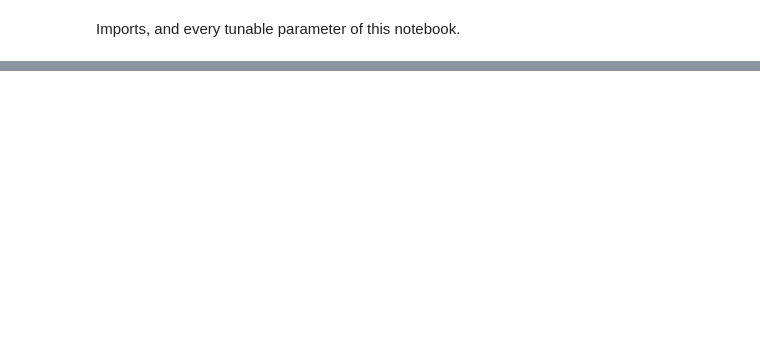
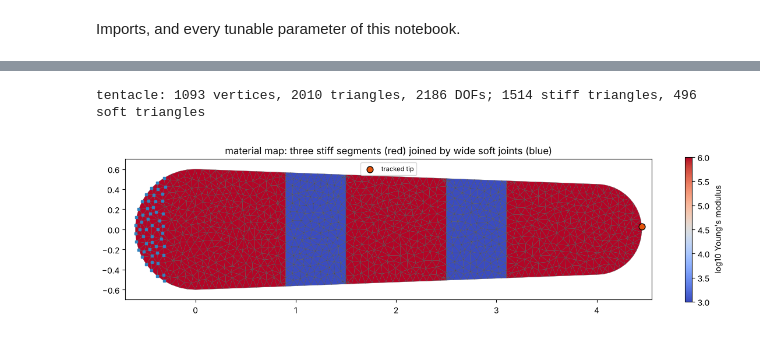
Before and after one commit to otmanon/simkit-tutorials, a Jupyter notebook: 026_sparse_meshless_models.ipynb, the cells around one changed output, grey strips where cells are left out. Drawn from its saved outputs; the diff is of its cells as text; code cells hidden in the pictures; blank space fills up the shorter version.

```diff
--- a/026_sparse_meshless_models.ipynb
+++ b/026_sparse_meshless_models.ipynb
@@ -508,0 +73,34 @@ plt.show()
+# %%
+def tentacle_material(X, T):
+    """Per-triangle Young's modulus: YM_STIFF inside SEGMENTS, YM_SOFT in the joints between them."""
+    cx = X[T].mean(axis=1)[:, 0]                          # triangle centroid x
+    in_segment = np.zeros(len(T), dtype=bool)
+    for lo, hi in SEGMENTS:
+        in_segment |= (cx >= lo) & (cx <= hi)
+    return np.where(in_segment, YM_STIFF, YM_SOFT)
+
+interfaces = [xb for lo, hi in SEGMENTS for xb in (lo, hi)]
+X, T = utils.tapered_capsule_mesh(LENGTH, R_BASE, R_TIP, interfaces, max_area=MAX_AREA)
+ym = tentacle_material(X, T)
+n, dim = X.shape
+mu_e, lam_e = simkit.ympr_to_lame(ym, PR)                 # per-element Lame parameters
+mu, lam = mu_e.reshape(-1, 1), lam_e.reshape(-1, 1)
+pin_idx = np.where(X[:, 0] <= PIN_X)[0]
+handle_idx = np.where(X[:, 0] >= LENGTH)[0]               # the tip cap
+tip = int(np.argmax(X[:, 0]))
+print(f"tentacle: {n} vertices, {len(T)} triangles, {X.size} DOFs; "
+      f"{(ym == YM_STIFF).sum()} stiff triangles, {(ym == YM_SOFT).sum()} soft triangles")
+
+fig, ax = plt.subplots(figsize=(12, 3.4))
+utils.plot_scalar_field(ax, X, T, np.log10(ym), cmap="coolwarm", edges=True, label="log10 Young's modulus",
+                        title="material map: three stiff segments (red) joined by wide soft joints (blue)")
+ax.plot(*X[pin_idx].T, "s", color=utils.PIN_C, ms=3, zorder=6)
+ax.scatter(*X[tip], s=60, color=utils.HANDLE_C, edgecolors="k", zorder=6, label="tracked tip")
+ax.legend(loc="upper center", fontsize=8)
+fig.tight_layout()
+simkit.filesystem.save_figure(fig, os.path.join(RESULTS_DIR, "material.png"),
+                              copy_to=os.path.join(MEDIA_DIR, "026_material.png"))
+plt.show()
+# %% [output]
+tentacle: 1093 vertices, 2010 triangles, 2186 DOFs; 1514 stiff triangles, 496 soft triangles
+[figure, added]
```
Also changed, not shown: parts of 46 cells of this notebook, 10 other files.
